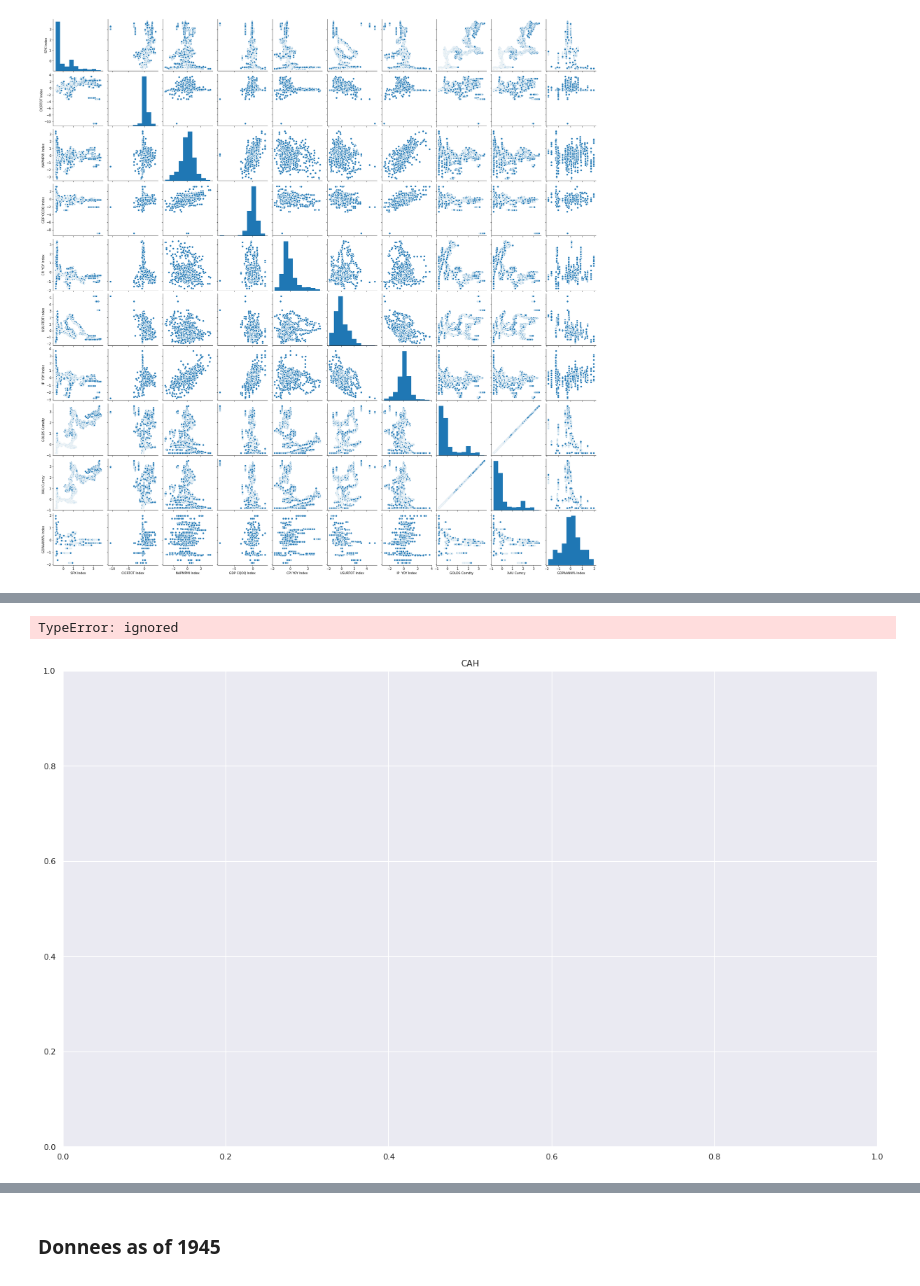
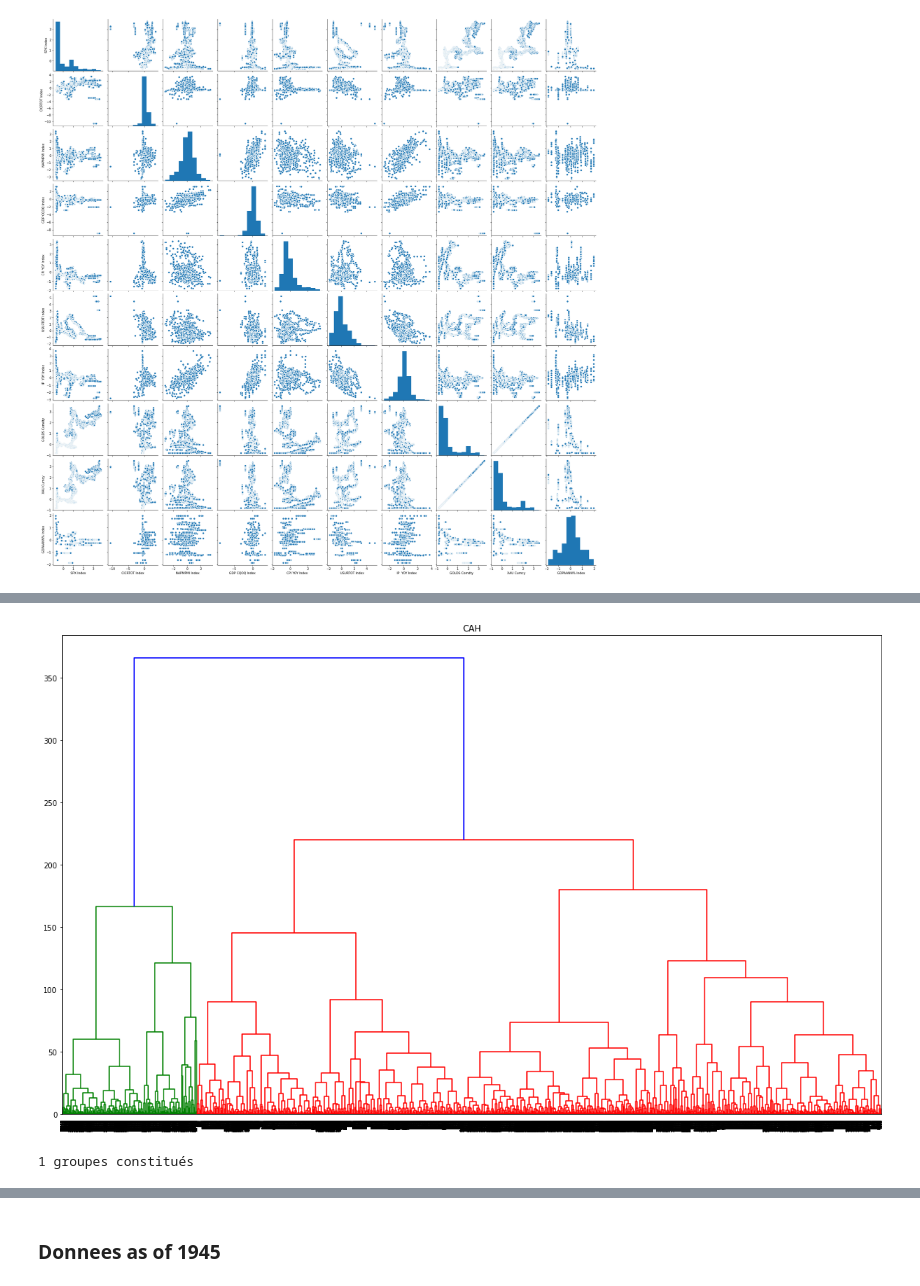
Before and after one commit to imiled/DL_Tools_For_Finance, a Jupyter notebook: FinanceData_ML.ipynb, the cells around one changed output, grey strips where cells are left out. Drawn from its saved outputs; the diff is of its cells as text; code cells hidden in the pictures.

```diff
--- a/FinanceData_ML.ipynb
+++ b/FinanceData_ML.ipynb
@@ -462,19 +463,19 @@ label_list=list(dftmp)
  'GDPAANN% Index']
 # %%
 #générer la matrice des liens
-Z = linkage(dftmp,method='ward',metric='euclidean')
+Z = linkage(df1950,method='ward',metric='euclidean')
 
 # génération et affichage du dendrogramme
 
 plt.figure(figsize=(20,12))
 plt.title("CAH")
 
-dendrogram(Z,labels=label_list.index,no_labels=True,color_threshold=1200)
-
+#dendrogram(Z,labels=label_list.index,no_labels=True,color_threshold=1200)
+dendrogram(Z)
 plt.show()
 
 groupes_cah = sch.fcluster(Z,t=1200,criterion='distance')
 print(np.unique(groupes_cah).size, "groupes constitués")
 # %% [output]
+[figure, new version]
-TypeError: ignored
+1 groupes constitués
-[figure, old version]
```
Also changed, not shown: parts of 4 cells of this notebook.
